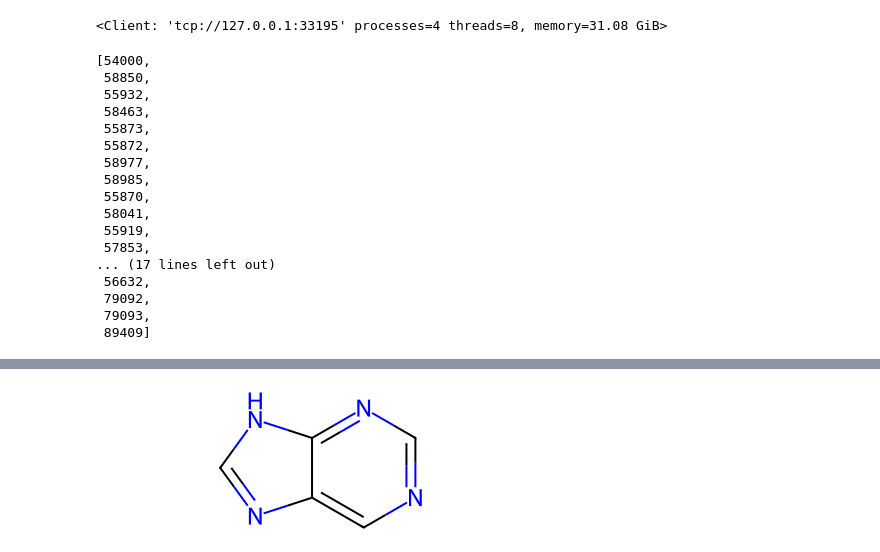
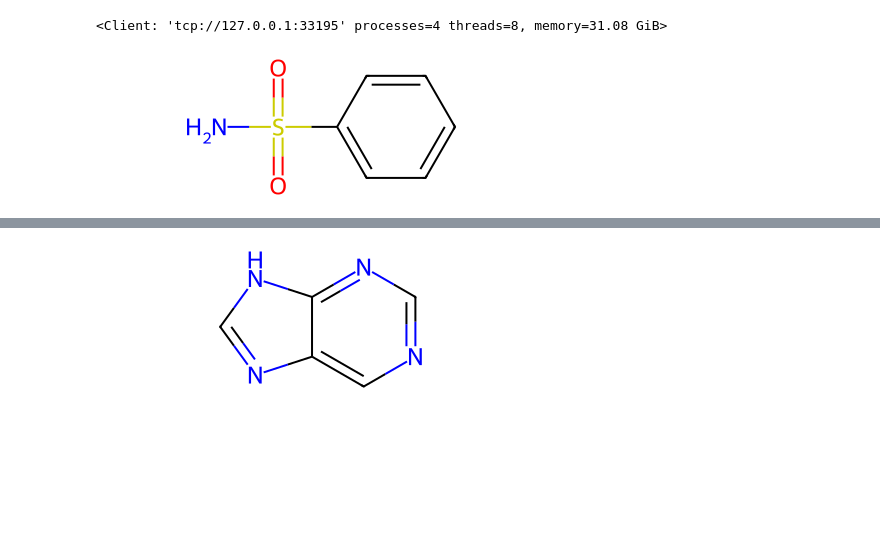
Before and after one commit to zaky02/LibMiner, a Jupyter notebook: clean/search.ipynb, the cells around one changed output, grey strips where cells are left out. Saved outputs shown, nothing was run; the diff lists cells and outputs as text; code cells hidden in the pictures; blank space fills up the shorter version.

```diff
--- a/clean/search.ipynb
+++ b/clean/search.ipynb
@@ -95,30 +95,14 @@ client
 fp_filename = "pattern_screenout.h5"
 fpe = FPSim2Engine(fp_filename, in_memory_fps=False)
 
-query = 'CC(=O)Oc1ccccc1C(=O)O'
+query = 'c1ccc(S(=O)(=O)N)cc1'
 results = fpe.on_disk_substructure(query, n_workers=4)
+# %%
+dm.to_mol(query)
+# %% [output]
+[figure, added]
 # %%
 search = {}
 search["query"] = [int(x) for x in results]
-
-[mol_id for ind in search.values() for mol_id in ind]
-# %% [output]
-[54000,
- 58850,
- 55932,
- 58463,
- 55873,
- 55872,
- 58977,
- 58985,
- 55870,
- 58041,
- 55919,
- 57853,
-... (17 lines left out)
- 56632,
- 79092,
- 79093,
- 89409]
 # %%
 sort = sorted([int(s) for s in results])
```
Also changed, not shown: parts of 11 cells of this notebook, 1 other file.
